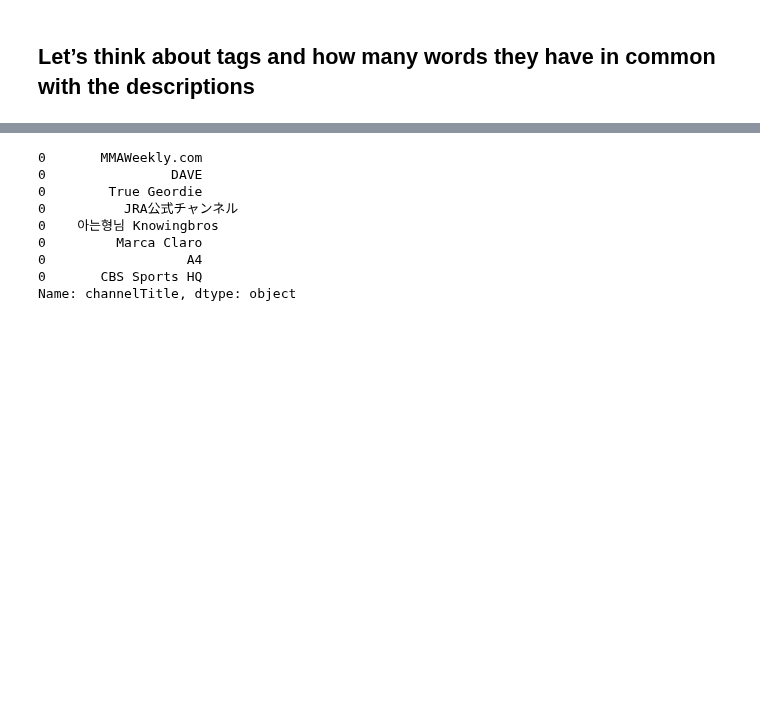
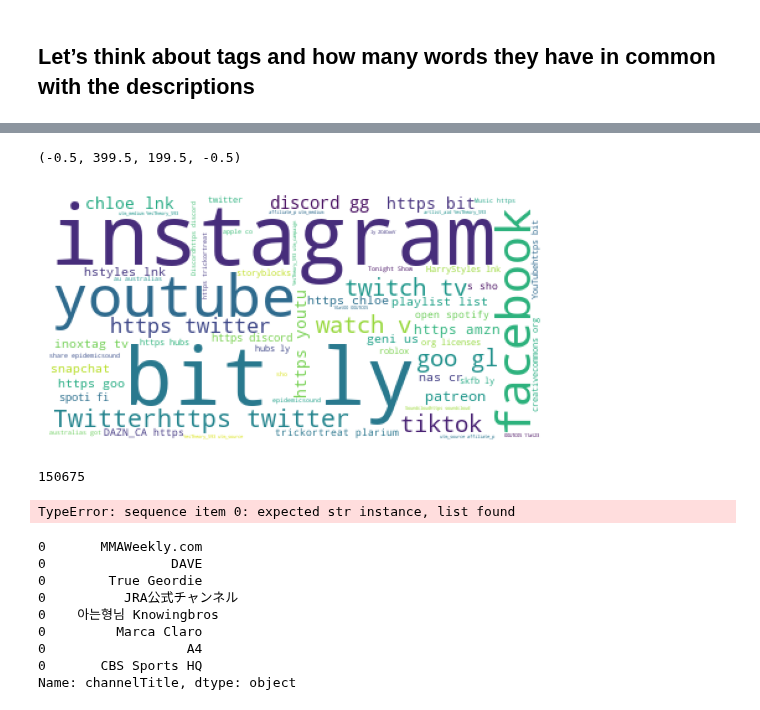
Before and after one commit to Youtube-Data-Analysis/top_200, a Jupyter notebook: shorter_explore.ipynb, the cells around one changed output, grey strips where cells are left out. Drawn from its saved outputs; the diff is of its cells as text; code cells hidden in the pictures; blank space fills up the shorter version.

Commit message:
amended: shorter_explore with all_word word cloud

```diff
--- a/shorter_explore.ipynb
+++ b/shorter_explore.ipynb
@@ -291,0 +317,4 @@ nlp = spacy.load("en_core_web_sm")
+# %%
+df['word_bank']= df['description'].apply(lambda x: create_bank(x))
+# %%
+df['word_bank_2'] = df.word_bank
@@ -291,0 +341,26 @@ nlp = spacy.load("en_core_web_sm")
+# %%
+word_vault = list()
+for row in df.index:
+   word_vault.extend(df.iloc[row].word_bank)
+# %%
+testy = ''.join(word_vault)
+# %%
+from wordcloud import WordCloud
+import matplotlib.pyplot as plt
+
+img = WordCloud(background_color='white').generate(testy)
+plt.imshow(img)
+plt.axis('off')
+# %% [output]
+(-0.5, 399.5, 199.5, -0.5)
+[figure, added]
+# %%
+len(word_vault)
+# %% [output]
+150675
+# %%
+top_25_words = ','.join(df[df.top_25 == 1].word_bank)
+outside_25_words = ','.join(df[df.top_25 != 1].word_bank)
+all_words = ','.join(df.word_bank)
+# %% [output]
+TypeError: sequence item 0: expected str instance, list found
```
Also changed, not shown: parts of 3 cells of this notebook.
